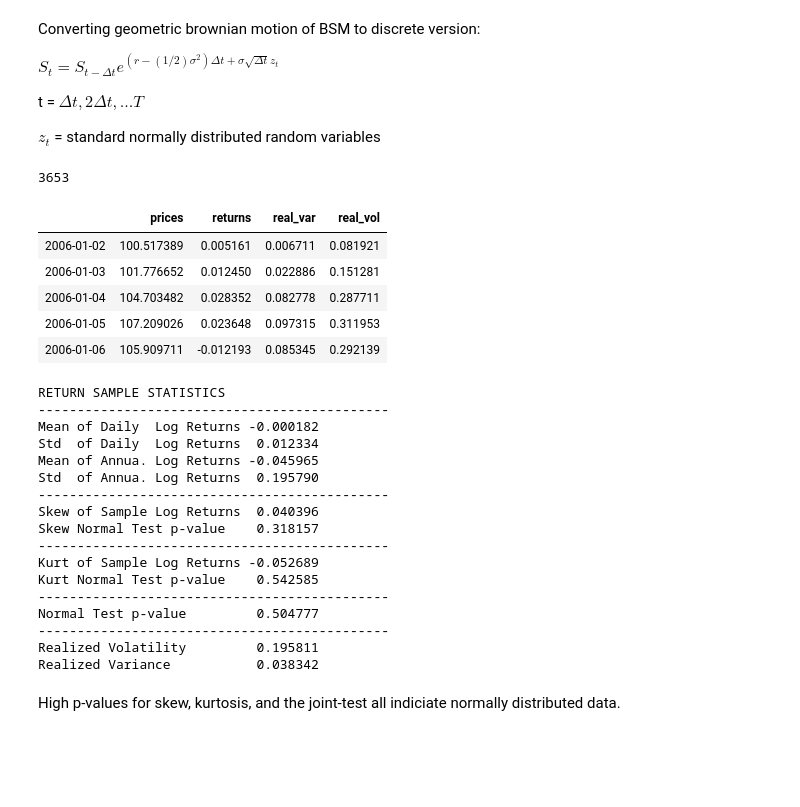
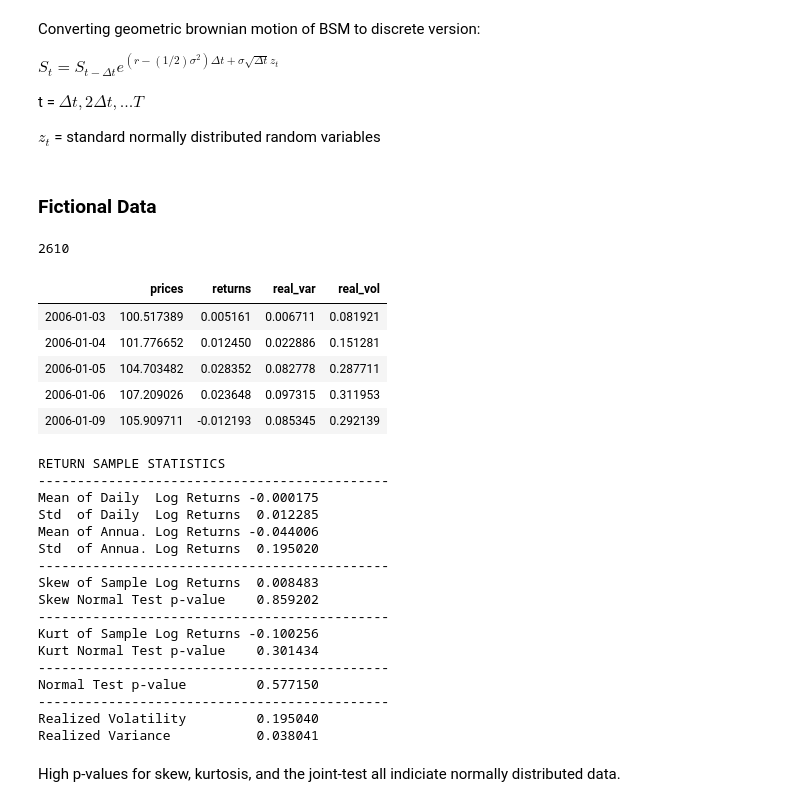
Before and after one commit to alexanderdamiani/Derivative_Pricing, a Jupyter notebook: GBM.ipynb, the cells around one changed output. Saved outputs shown, nothing was run; the diff lists cells and outputs as text; code cells hidden in the pictures; blank space fills up the shorter version.

```diff
--- a/GBM.ipynb
+++ b/GBM.ipynb
@@ -63,7 +64,7 @@ def simulate_gbm(S0, T, r, sigma, date_range, step_mult=252):
     gbm['returns'] = np.log(gbm['prices'].pct_change(1) + 1)
 
     # realized volatility
-    gbm['real_var'] = step_mult * np.cumsum(gbm['returns'] ** 2) / np.arange(len(gbm))
+    gbm['real_var'] = step_mult * np.cumsum(gbm['returns'] ** 2) / np.arange(gbm.shape[0])
     gbm['real_vol'] = np.sqrt(gbm['real_var'])
 
     gbm.index = date_range
@@ -95,39 +111,41 @@ def print_statistics(data):
+# %% [markdown]
+### Fictional Data
 # %%
 S0 = 100.0  # initial index level
 T = 10.0  # time horizon
 r = 0.05  # risk-less short rate
 sigma = 0.2  # instantaneous volatility
-date_range = pd.date_range('2006-01-01', '2016-01-01')
+date_range = pd.date_range('2006-01-01', '2016-01-01', freq='B')
 
 df = simulate_gbm(S0, T, r, sigma, date_range)
 df.head()
 # %% [output]
-3653
+2610
 |  | prices | returns | real_var | real_vol |
-| 2006-01-02 | 100.517389 | 0.005161 | 0.006711 | 0.081921 |
-| 2006-01-03 | 101.776652 | 0.012450 | 0.022886 | 0.151281 |
-| 2006-01-04 | 104.703482 | 0.028352 | 0.082778 | 0.287711 |
-| 2006-01-05 | 107.209026 | 0.023648 | 0.097315 | 0.311953 |
-| 2006-01-06 | 105.909711 | -0.012193 | 0.085345 | 0.292139 |
+| 2006-01-03 | 100.517389 | 0.005161 | 0.006711 | 0.081921 |
+| 2006-01-04 | 101.776652 | 0.012450 | 0.022886 | 0.151281 |
+| 2006-01-05 | 104.703482 | 0.028352 | 0.082778 | 0.287711 |
+| 2006-01-06 | 107.209026 | 0.023648 | 0.097315 | 0.311953 |
+| 2006-01-09 | 105.909711 | -0.012193 | 0.085345 | 0.292139 |
 # %%
 print_statistics(df)
 # %% [output]
 RETURN SAMPLE STATISTICS
 ---------------------------------------------
-Mean of Daily  Log Returns -0.000182
-Std  of Daily  Log Returns  0.012334
-Mean of Annua. Log Returns -0.045965
-Std  of Annua. Log Returns  0.195790
+Mean of Daily  Log Returns -0.000175
+Std  of Daily  Log Returns  0.012285
+Mean of Annua. Log Returns -0.044006
+Std  of Annua. Log Returns  0.195020
 ---------------------------------------------
-Skew of Sample Log Returns  0.040396
-Skew Normal Test p-value    0.318157
+Skew of Sample Log Returns  0.008483
+Skew Normal Test p-value    0.859202
 ---------------------------------------------
-Kurt of Sample Log Returns -0.052689
-Kurt Normal Test p-value    0.542585
+Kurt of Sample Log Returns -0.100256
+Kurt Normal Test p-value    0.301434
 ---------------------------------------------
-Normal Test p-value         0.504777
+Normal Test p-value         0.577150
 ---------------------------------------------
-Realized Volatility         0.195811
-Realized Variance           0.038342
+Realized Volatility         0.195040
+Realized Variance           0.038041
 # %% [markdown]
 High p-values for skew, kurtosis, and the joint-test all indiciate normally distributed data.
```
Also changed, not shown: parts of 18 cells of this notebook.
